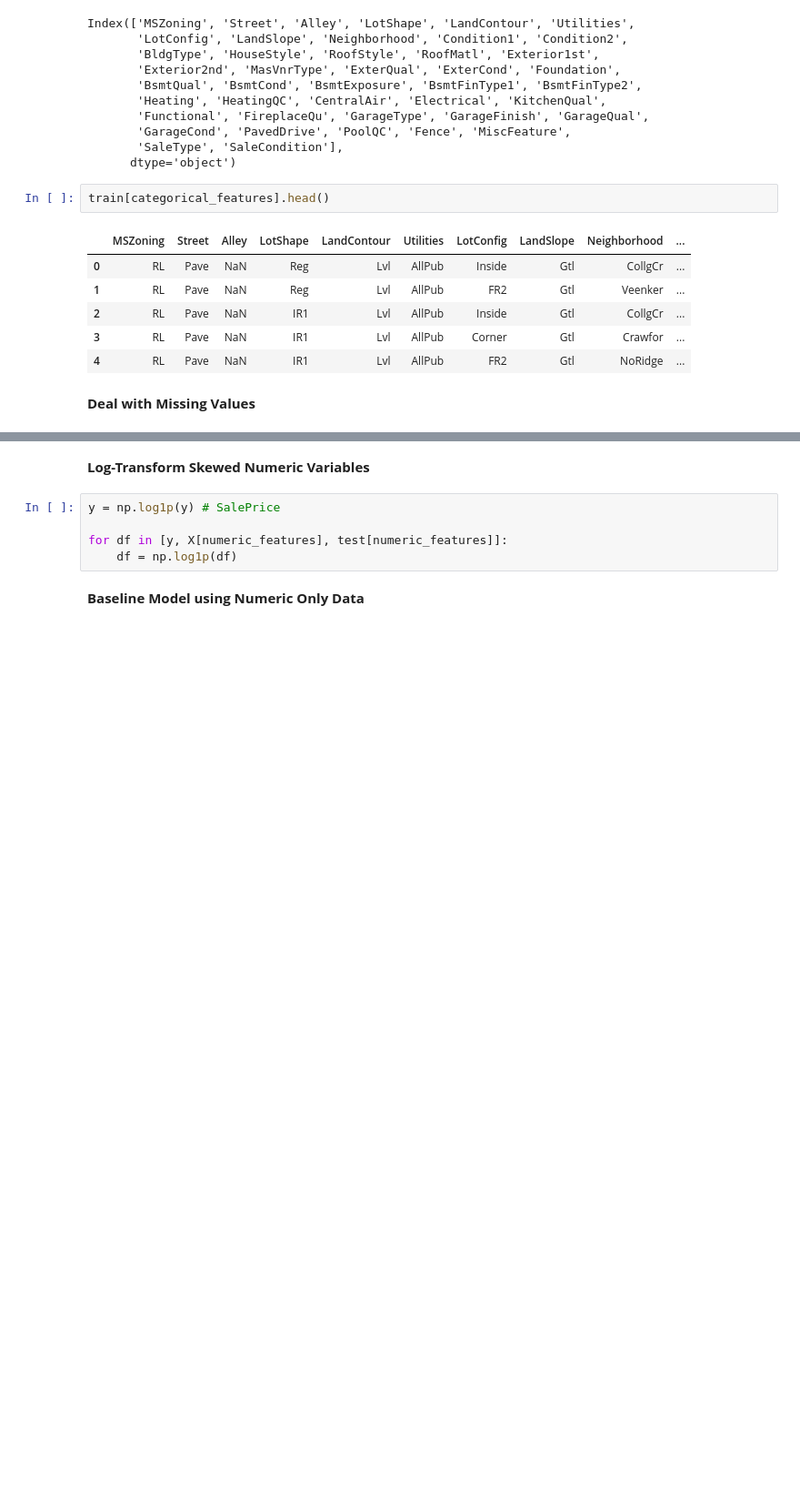
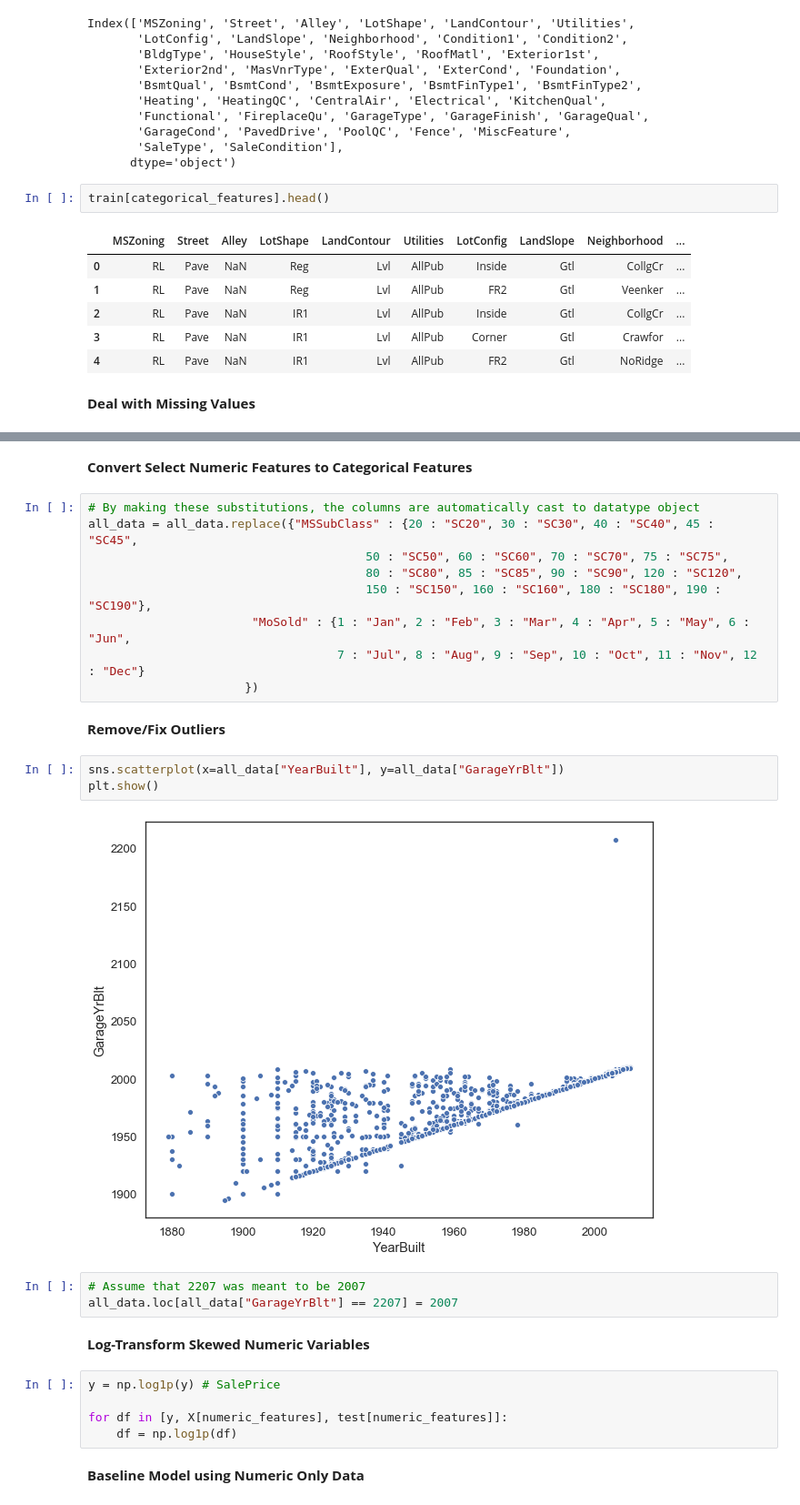
Before and after one commit to amypeniston/kaggle-competitions, a Jupyter notebook: house-prices/2_Data_Preprocessing.ipynb, the cells around one changed output, grey strips where cells are left out. Shown at 91% size. Drawn from its saved outputs; the diff is of its cells as text; blank space fills up the shorter version.

```diff
--- a/house-prices/2_Data_Preprocessing.ipynb
+++ b/house-prices/2_Data_Preprocessing.ipynb
@@ -152,3 +222,24 @@ for df in [X, test]:
+# %% [markdown]
+**Convert Select Numeric Features to Categorical Features**
+# %%
+# By making these substitutions, the columns are automatically cast to datatype object
+all_data = all_data.replace({"MSSubClass" : {20 : "SC20", 30 : "SC30", 40 : "SC40", 45 : "SC45",
+                                       50 : "SC50", 60 : "SC60", 70 : "SC70", 75 : "SC75",
+                                       80 : "SC80", 85 : "SC85", 90 : "SC90", 120 : "SC120",
+                                       150 : "SC150", 160 : "SC160", 180 : "SC180", 190 : "SC190"},
+                       "MoSold" : {1 : "Jan", 2 : "Feb", 3 : "Mar", 4 : "Apr", 5 : "May", 6 : "Jun",
+                                   7 : "Jul", 8 : "Aug", 9 : "Sep", 10 : "Oct", 11 : "Nov", 12 : "Dec"}
+                      })
+# %% [markdown]
+**Remove/Fix Outliers**
+# %%
+sns.scatterplot(x=all_data["YearBuilt"], y=all_data["GarageYrBlt"])
+plt.show()
+# %% [output]
+[figure, added]
+# %%
+# Assume that 2207 was meant to be 2007
+all_data.loc[all_data["GarageYrBlt"] == 2207] = 2007
 # %% [markdown]
 **Log-Transform Skewed Numeric Variables**
 # %%
```
Also changed, not shown: parts of 11 cells of this notebook.
